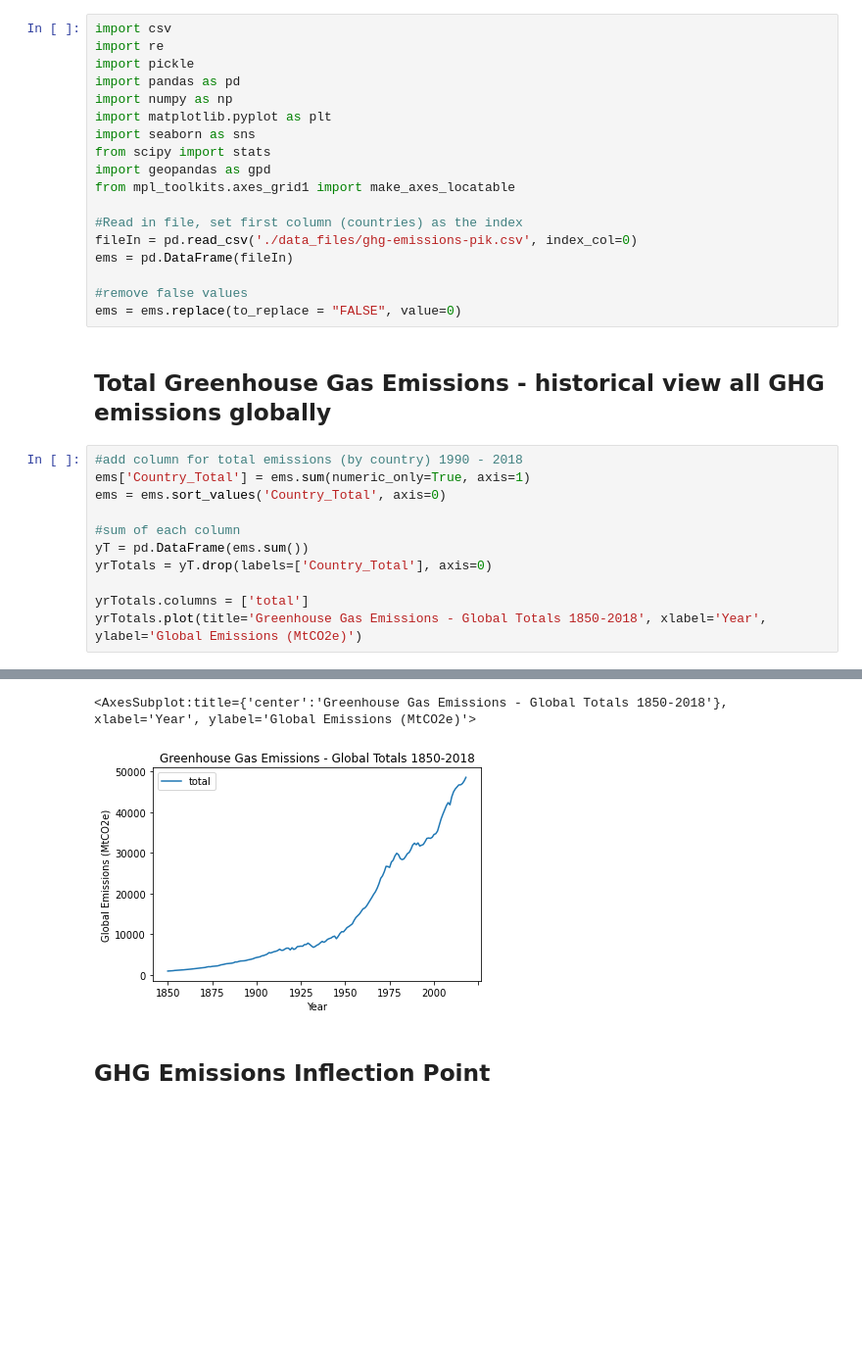
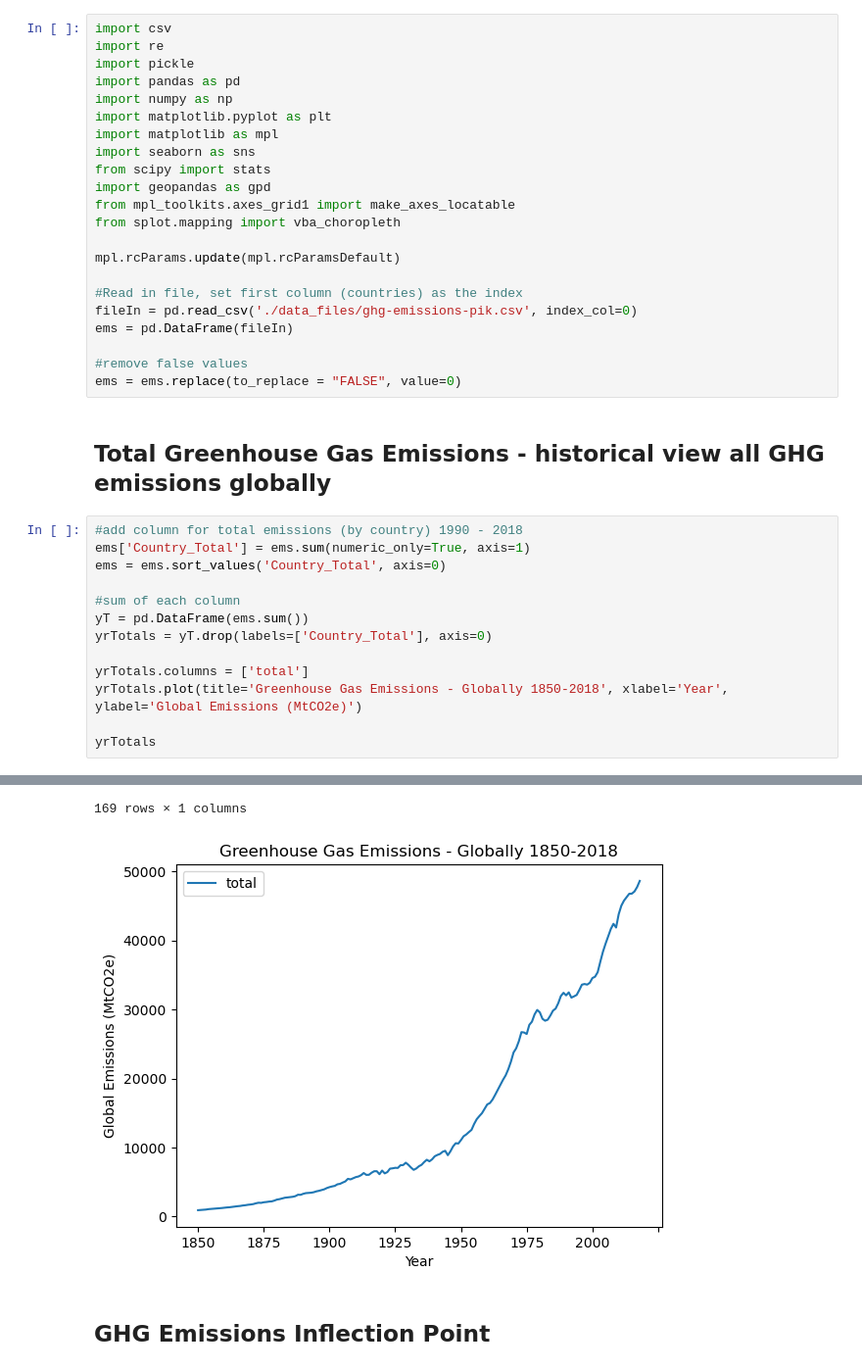
Before and after one commit to nankli/Python_EDA_group_project, a Jupyter notebook: historical_emissions_analysis.ipynb, the cells around one changed output, grey strips where cells are left out. Shown at 98% size. Cells and saved outputs as stored; diff of their text form; blank space fills up the shorter version.

```diff
--- a/historical_emissions_analysis.ipynb
+++ b/historical_emissions_analysis.ipynb
@@ -13,10 +13,14 @@ import pickle
 import pandas as pd
 import numpy as np
 import matplotlib.pyplot as plt
+import matplotlib as mpl
 import seaborn as sns
 from scipy import stats
 import geopandas as gpd
 from mpl_toolkits.axes_grid1 import make_axes_locatable
+from splot.mapping import vba_choropleth
+
+mpl.rcParams.update(mpl.rcParamsDefault)
 
 #Read in file, set first column (countries) as the index
 fileIn = pd.read_csv('./data_files/ghg-emissions-pik.csv', index_col=0)
@@ -36,5 +40,7 @@ yT = pd.DataFrame(ems.sum())
 yrTotals = yT.drop(labels=['Country_Total'], axis=0)
 
 yrTotals.columns = ['total']
-yrTotals.plot(title='Greenhouse Gas Emissions - Global Totals 1850-2018', xlabel='Year', ylabel='Global Emissions (MtCO2e)')
+yrTotals.plot(title='Greenhouse Gas Emissions - Globally 1850-2018', xlabel='Year', ylabel='Global Emissions (MtCO2e)')
+
+yrTotals
 # %% [output]
@@ -41,5 +59,5 @@ yrTotals.plot(title='Greenhouse Gas Emissions - Global Totals 1850-2018', xlabel
-<AxesSubplot:title={'center':'Greenhouse Gas Emissions - Global Totals 1850-2018'}, xlabel='Year', ylabel='Global Emissions (MtCO2e)'>
+169 rows × 1 columns
-[figure, old version]
+[figure, new version]
 # %% [markdown]
 ## GHG Emissions Inflection Point
 # %%
```
Also changed, not shown: parts of 8 cells of this notebook.
